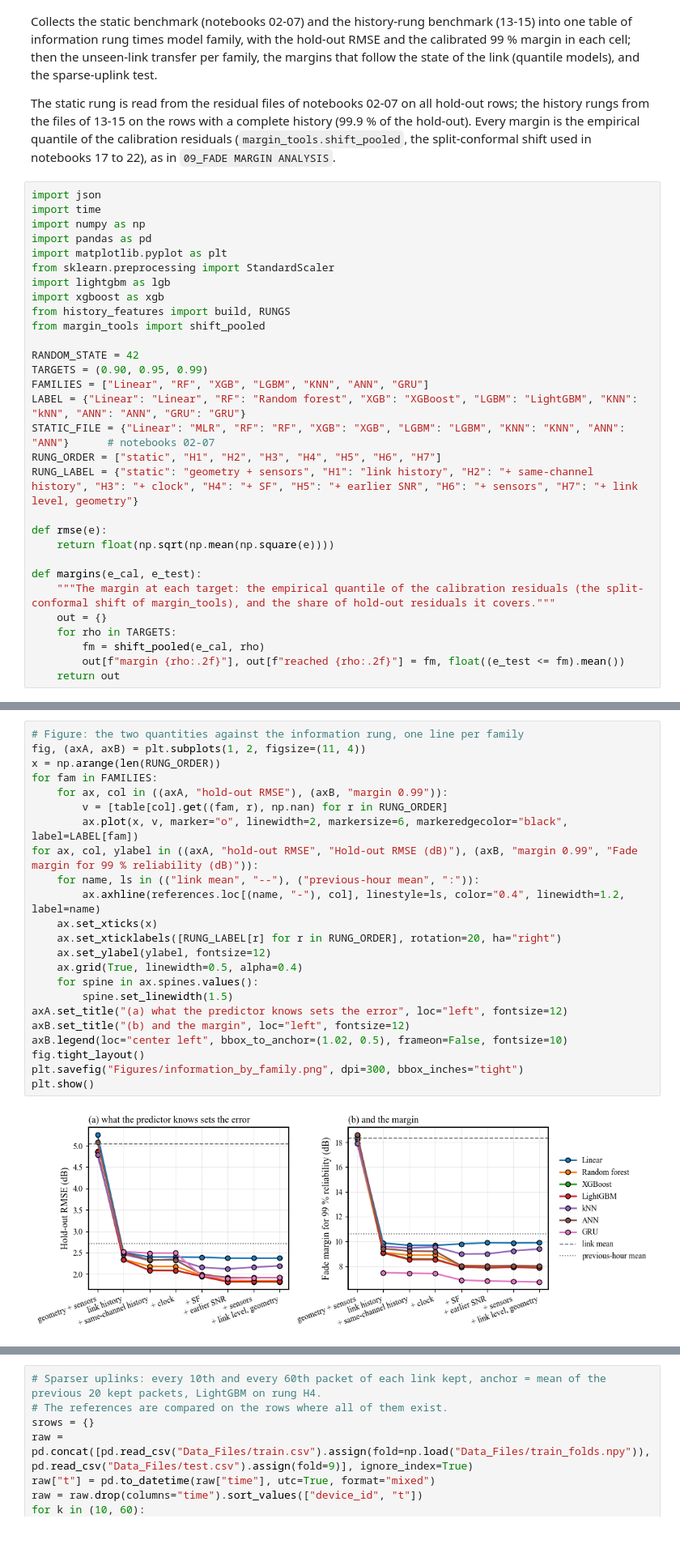
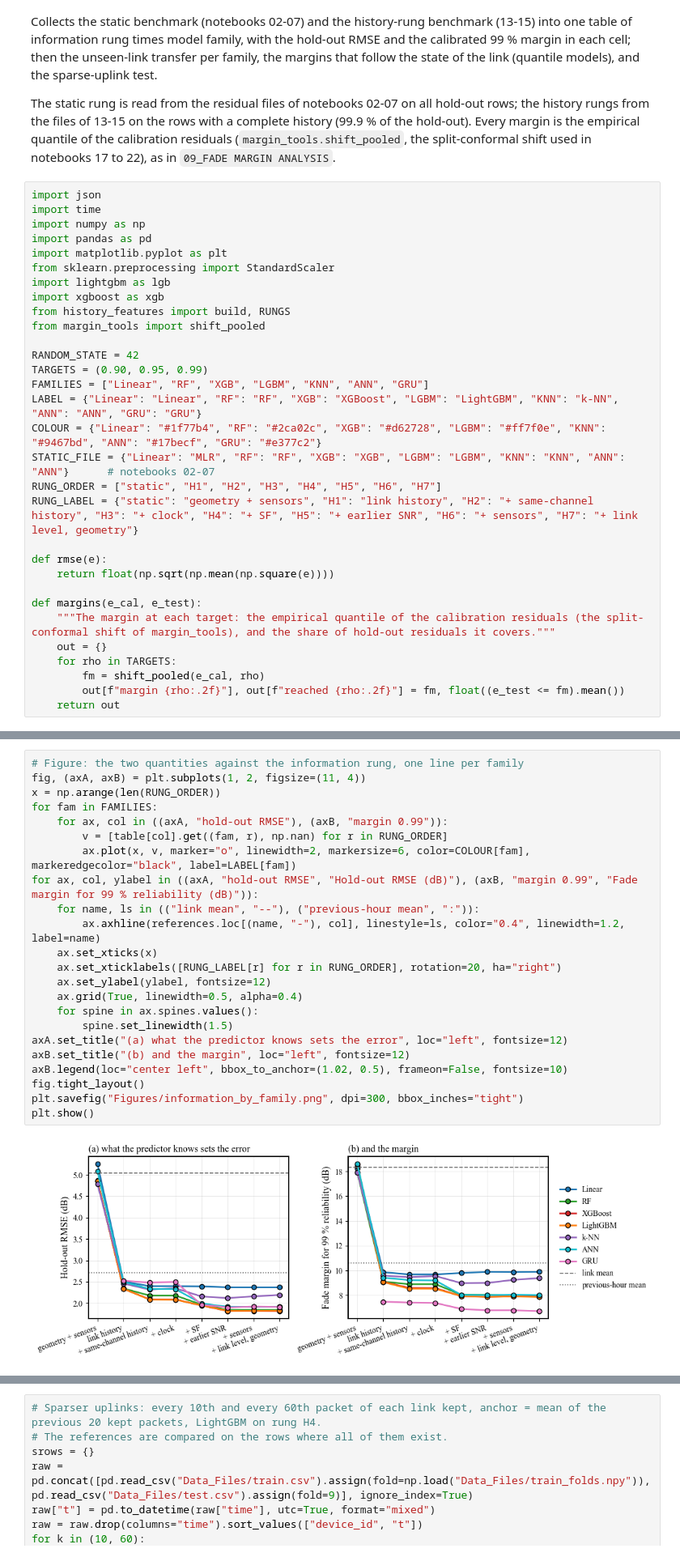
Before and after one commit to nahshonmokua/LoRaWAN-IndoorPathLossModeling-ML, a Jupyter notebook: 16_Information_by_Family.ipynb, the cells around one changed output, grey strips where cells are left out. Shown at 81% size. Saved outputs shown, nothing was run; the diff lists cells and outputs as text.

```diff
--- a/16_Information_by_Family.ipynb
+++ b/16_Information_by_Family.ipynb
@@ -22,7 +22,8 @@ from margin_tools import shift_pooled
 RANDOM_STATE = 42
 TARGETS = (0.90, 0.95, 0.99)
 FAMILIES = ["Linear", "RF", "XGB", "LGBM", "KNN", "ANN", "GRU"]
-LABEL = {"Linear": "Linear", "RF": "Random forest", "XGB": "XGBoost", "LGBM": "LightGBM", "KNN": "kNN", "ANN": "ANN", "GRU": "GRU"}
+LABEL = {"Linear": "Linear", "RF": "RF", "XGB": "XGBoost", "LGBM": "LightGBM", "KNN": "k-NN", "ANN": "ANN", "GRU": "GRU"}
+COLOUR = {"Linear": "#1f77b4", "RF": "#2ca02c", "XGB": "#d62728", "LGBM": "#ff7f0e", "KNN": "#9467bd", "ANN": "#17becf", "GRU": "#e377c2"}
 STATIC_FILE = {"Linear": "MLR", "RF": "RF", "XGB": "XGB", "LGBM": "LGBM", "KNN": "KNN", "ANN": "ANN"}      # notebooks 02-07
 RUNG_ORDER = ["static", "H1", "H2", "H3", "H4", "H5", "H6", "H7"]
 RUNG_LABEL = {"static": "geometry + sensors", "H1": "link history", "H2": "+ same-channel history", "H3": "+ clock", "H4": "+ SF", "H5": "+ earlier SNR", "H6": "+ sensors", "H7": "+ link level, geometry"}
@@ -86,26 +87,26 @@ GRU                    NaN        0.9954                  0.9949   0.9949  0.997
 # %%
 # Figure: the two quantities against the information rung, one line per family
 fig, (axA, axB) = plt.subplots(1, 2, figsize=(11, 4))
 x = np.arange(len(RUNG_ORDER))
 for fam in FAMILIES:
     for ax, col in ((axA, "hold-out RMSE"), (axB, "margin 0.99")):
         v = [table[col].get((fam, r), np.nan) for r in RUNG_ORDER]
-        ax.plot(x, v, marker="o", linewidth=2, markersize=6, markeredgecolor="black", label=LABEL[fam])
+        ax.plot(x, v, marker="o", linewidth=2, markersize=6, color=COLOUR[fam], markeredgecolor="black", label=LABEL[fam])
 for ax, col, ylabel in ((axA, "hold-out RMSE", "Hold-out RMSE (dB)"), (axB, "margin 0.99", "Fade margin for 99 % reliability (dB)")):
     for name, ls in (("link mean", "--"), ("previous-hour mean", ":")):
         ax.axhline(references.loc[(name, "-"), col], linestyle=ls, color="0.4", linewidth=1.2, label=name)
     ax.set_xticks(x)
     ax.set_xticklabels([RUNG_LABEL[r] for r in RUNG_ORDER], rotation=20, ha="right")
     ax.set_ylabel(ylabel, fontsize=12)
     ax.grid(True, linewidth=0.5, alpha=0.4)
     for spine in ax.spines.values():
         spine.set_linewidth(1.5)
 axA.set_title("(a) what the predictor knows sets the error", loc="left", fontsize=12)
 axB.set_title("(b) and the margin", loc="left", fontsize=12)
 axB.legend(loc="center left", bbox_to_anchor=(1.02, 0.5), frameon=False, fontsize=10)
 fig.tight_layout()
 plt.savefig("Figures/information_by_family.png", dpi=300, bbox_inches="tight")
 plt.show()
 # %% [output]
-[figure, old version]
+[figure, new version]
 # %%
```
Also changed, not shown: parts of 4 cells of this notebook, 1 other file.
